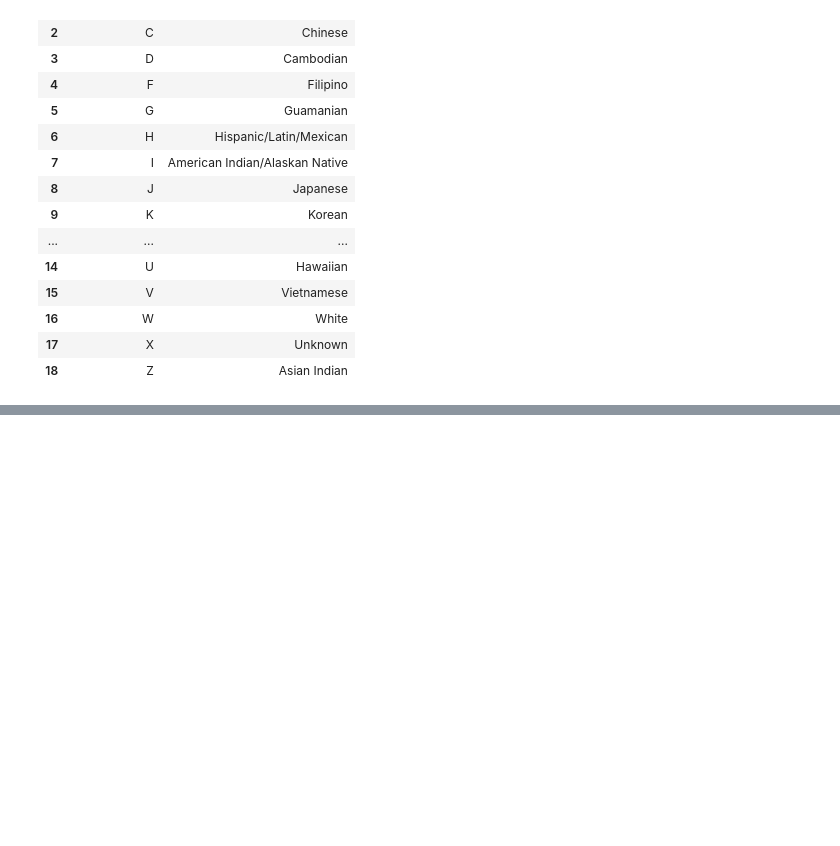
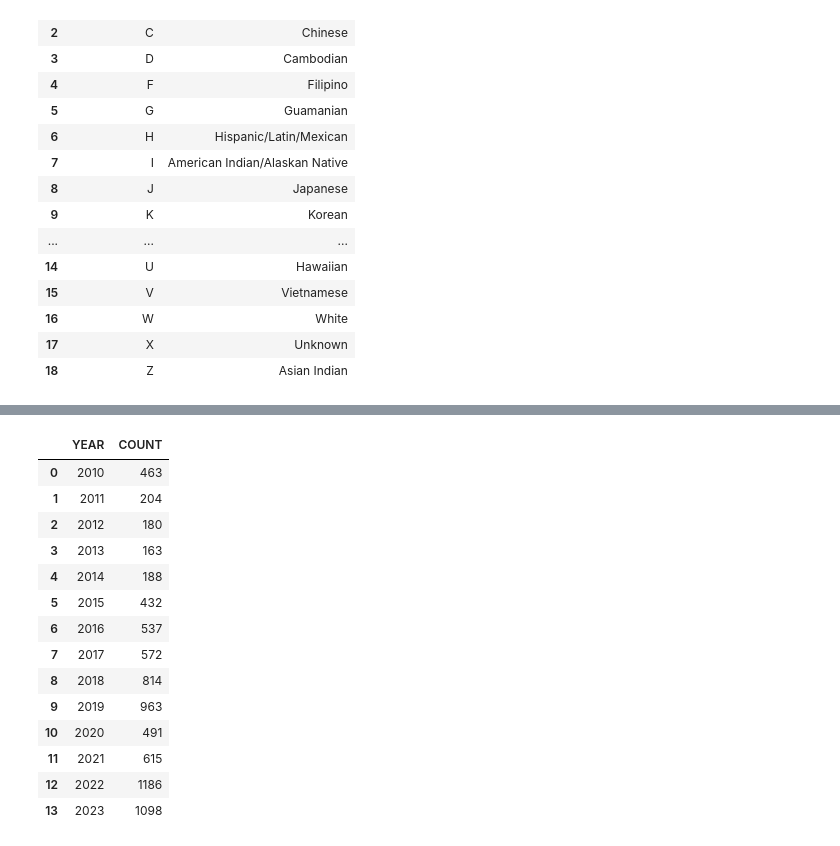
Before and after one commit to luisosorio3214/Los-Angeles-Crime-Analysis, a Jupyter notebook: crime_visuals.ipynb, the cells around one changed output, grey strips where cells are left out. Cells and saved outputs as stored; diff of their text form; code cells hidden in the pictures; blank space fills up the shorter version.

```diff
--- a/crime_visuals.ipynb
+++ b/crime_visuals.ipynb
@@ -277,0 +314,25 @@ dfi.export(Descent,"Descent.png")
+# %%
+shop_over_951 = query("""
+                      SELECT YEAR, COUNT(*) AS COUNT
+                      FROM totalcrime
+                      WHERE CRM_CD_DESC = "SHOPLIFTING-GRAND THEFT ($950.01 & OVER)"
+                      GROUP BY YEAR
+                      ORDER BY YEAR ASC """)
+
+shop_over_951
+# %% [output]
+|  | YEAR | COUNT |
+| 0 | 2010 | 463 |
+| 1 | 2011 | 204 |
+| 2 | 2012 | 180 |
+| 3 | 2013 | 163 |
+| 4 | 2014 | 188 |
+| 5 | 2015 | 432 |
+| 6 | 2016 | 537 |
+| 7 | 2017 | 572 |
+| 8 | 2018 | 814 |
+| 9 | 2019 | 963 |
+| 10 | 2020 | 491 |
+| 11 | 2021 | 615 |
+| 12 | 2022 | 1186 |
+| 13 | 2023 | 1098 |
```
Also changed, not shown: parts of 7 cells of this notebook, 4 other files.
